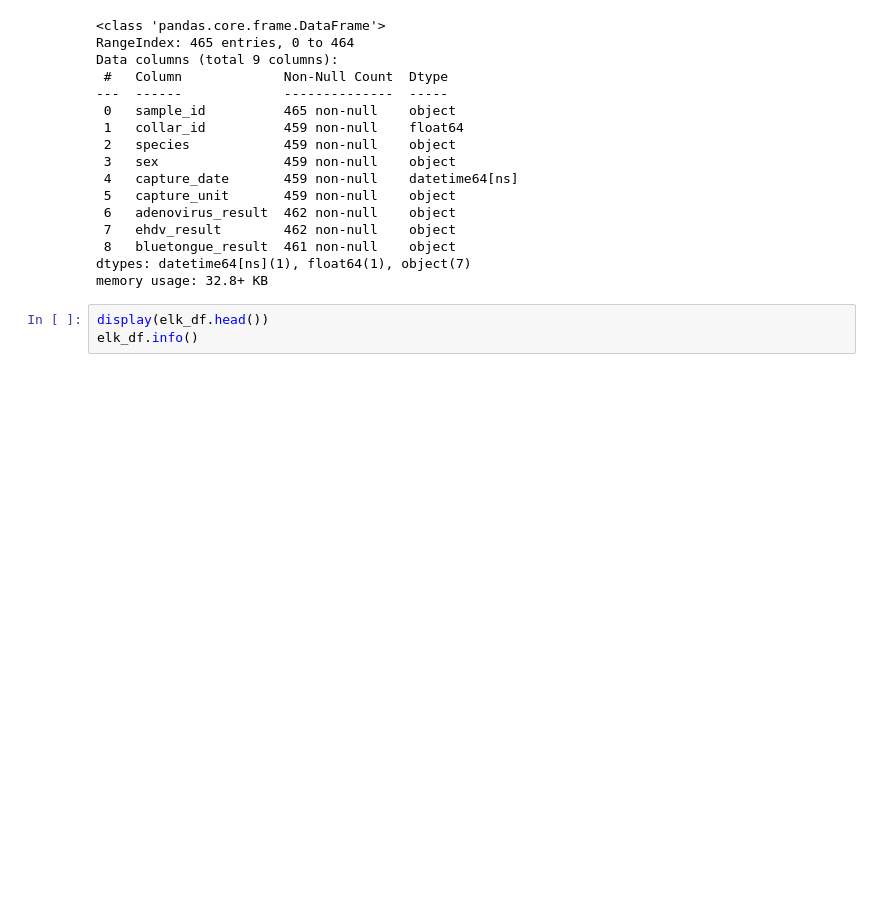
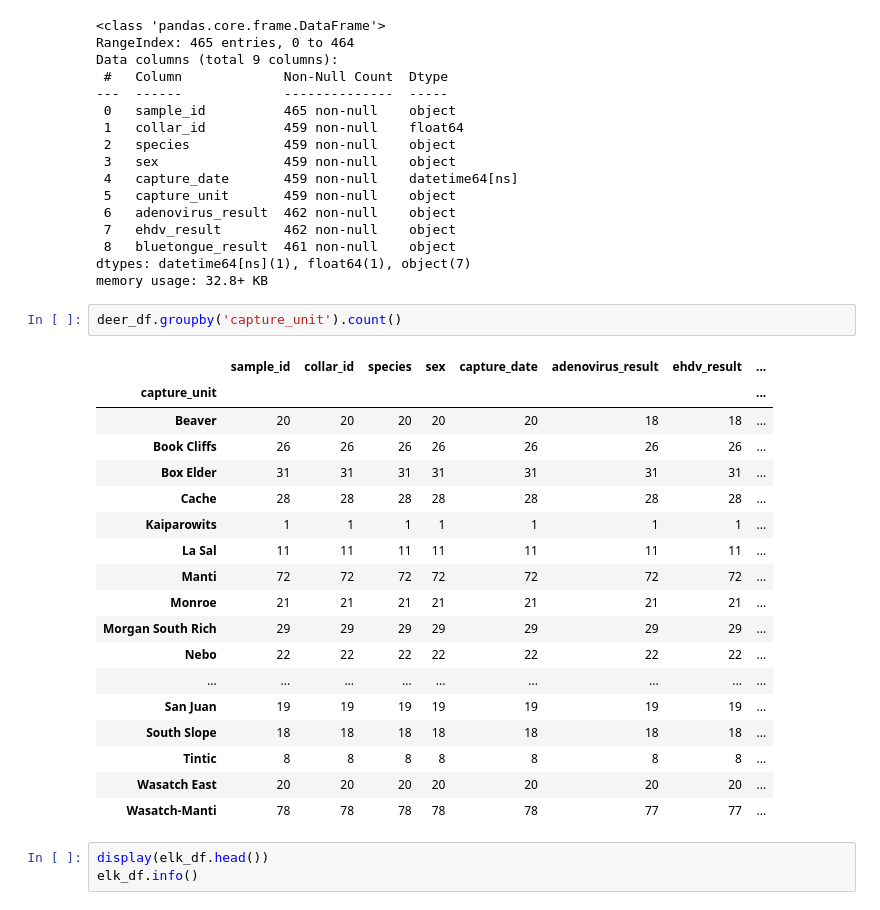
Before and after one commit to epistemetrica/utah_dwr_python, a Jupyter notebook: wildlife_disease.ipynb, the cells around one changed output. Cells and saved outputs as stored; diff of their text form; blank space fills up the shorter version.

```diff
--- a/wildlife_disease.ipynb
+++ b/wildlife_disease.ipynb
@@ -83,6 +86,27 @@ Data columns (total 9 columns):
  8   bluetongue_result  461 non-null    object
 dtypes: datetime64[ns](1), float64(1), object(7)
 memory usage: 32.8+ KB
+# %%
+deer_df.groupby('capture_unit').count()
+# %% [output]
+|  | sample_id | collar_id | species | sex | capture_date | adenovirus_result | ehdv_result | ... |
+| capture_unit |  |  |  |  |  |  |  | ... |
+| Beaver | 20 | 20 | 20 | 20 | 20 | 18 | 18 | ... |
+| Book Cliffs | 26 | 26 | 26 | 26 | 26 | 26 | 26 | ... |
+| Box Elder | 31 | 31 | 31 | 31 | 31 | 31 | 31 | ... |
+| Cache | 28 | 28 | 28 | 28 | 28 | 28 | 28 | ... |
+| Kaiparowits | 1 | 1 | 1 | 1 | 1 | 1 | 1 | ... |
+| La Sal | 11 | 11 | 11 | 11 | 11 | 11 | 11 | ... |
+| Manti | 72 | 72 | 72 | 72 | 72 | 72 | 72 | ... |
+| Monroe | 21 | 21 | 21 | 21 | 21 | 21 | 21 | ... |
+| Morgan South Rich | 29 | 29 | 29 | 29 | 29 | 29 | 29 | ... |
+| Nebo | 22 | 22 | 22 | 22 | 22 | 22 | 22 | ... |
+| ... | ... | ... | ... | ... | ... | ... | ... | ... |
+| San Juan | 19 | 19 | 19 | 19 | 19 | 19 | 19 | ... |
+| South Slope | 18 | 18 | 18 | 18 | 18 | 18 | 18 | ... |
+| Tintic | 8 | 8 | 8 | 8 | 8 | 8 | 8 | ... |
+| Wasatch East | 20 | 20 | 20 | 20 | 20 | 20 | 20 | ... |
+| Wasatch-Manti | 78 | 78 | 78 | 78 | 78 | 77 | 77 | ... |
 # %%
 display(elk_df.head())
 elk_df.info()
```
Also changed, not shown: parts of 15 cells of this notebook.
